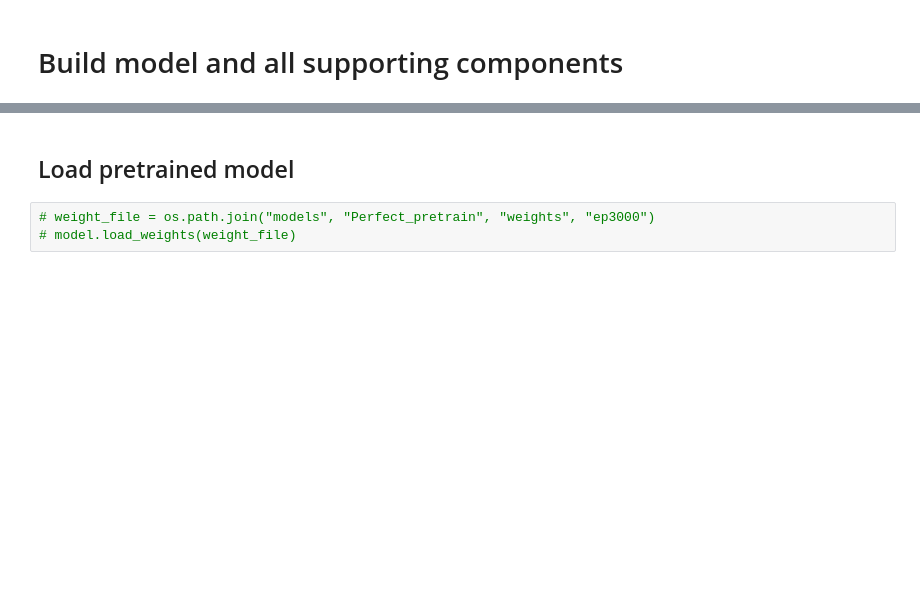
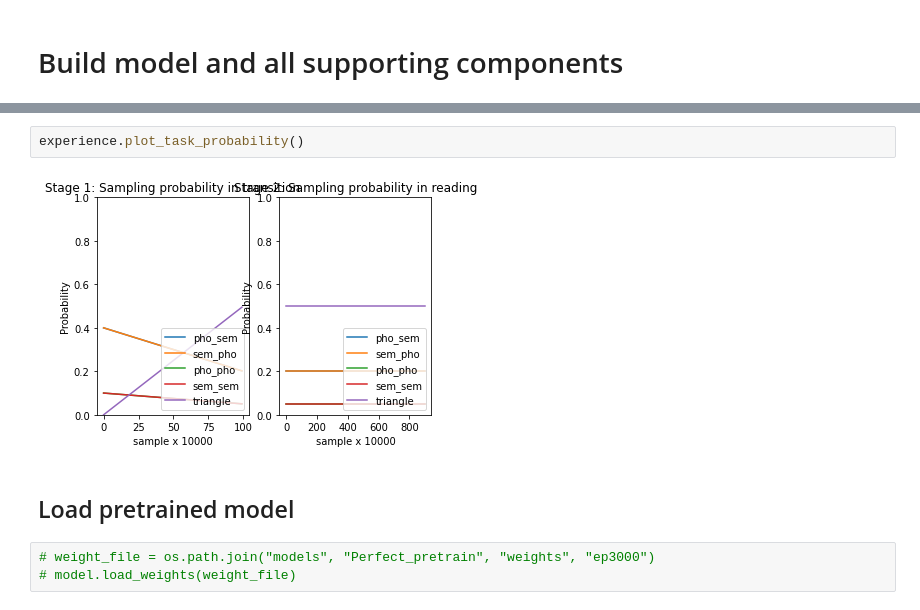
Before and after one commit to JasonLo/triangle_model, a Jupyter notebook: master.ipynb, the cells around one changed output, grey strips where cells are left out. Drawn from its saved outputs; the diff is of its cells as text; blank space fills up the shorter version.

```diff
--- a/master.ipynb
+++ b/master.ipynb
@@ -81,3 +89,7 @@ batch_generator = sampler.generator()
+# %%
+experience.plot_task_probability()
+# %% [output]
+[figure, added]
 # %% [markdown]
 ## Load pretrained model
 # %%
```
Also changed, not shown: parts of 7 cells of this notebook, 1 other file.
